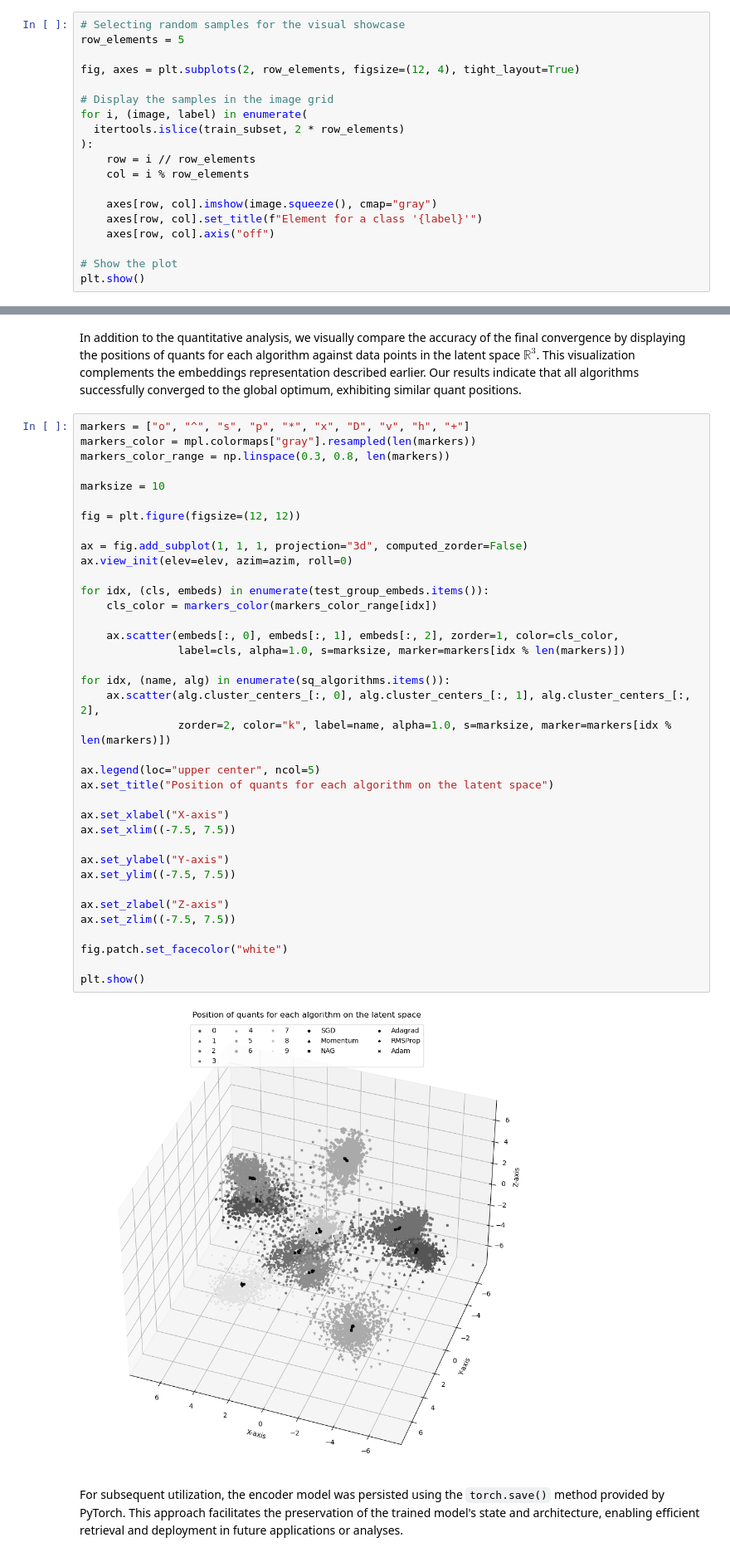
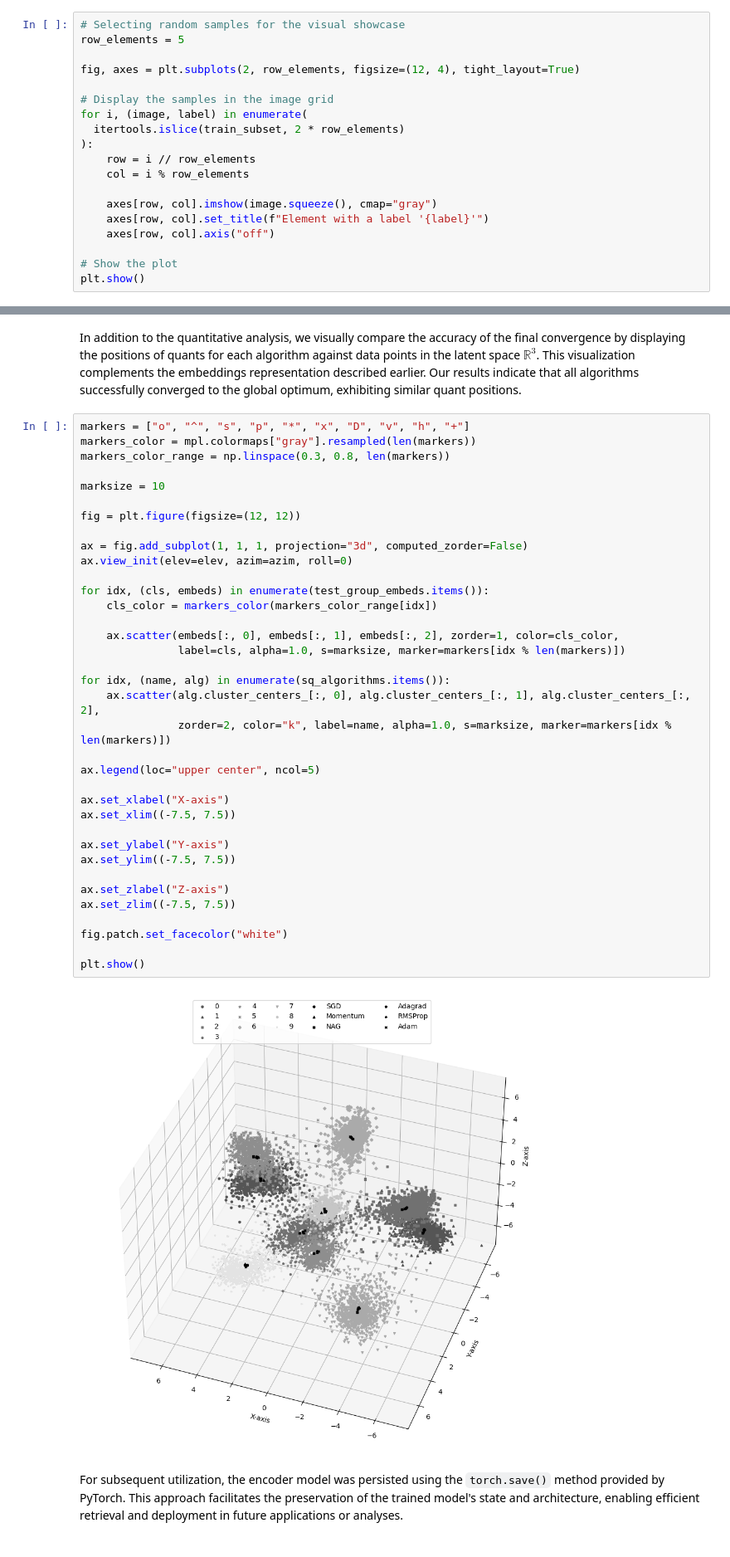
Before and after one commit to kaydotdev/stochastic-quantization, a Jupyter notebook: code/notebooks/quantization.ipynb, the cells around one changed output, grey strips where cells are left out. Shown: that part at 83% size. Drawn from its saved outputs; the diff is of its cells as text.

```diff
--- a/code/notebooks/quantization.ipynb
+++ b/code/notebooks/quantization.ipynb
@@ -92,7 +92,7 @@ for i, (image, label) in enumerate(
     col = i % row_elements
 
     axes[row, col].imshow(image.squeeze(), cmap="gray")
-    axes[row, col].set_title(f"Element for a class '{label}'")
+    axes[row, col].set_title(f"Element with a label '{label}'")
     axes[row, col].axis("off")
 
 # Show the plot
@@ -518,35 +515,34 @@ marksize = 10
 fig = plt.figure(figsize=(12, 12))
 
 ax = fig.add_subplot(1, 1, 1, projection="3d", computed_zorder=False)
 ax.view_init(elev=elev, azim=azim, roll=0)
 
 for idx, (cls, embeds) in enumerate(test_group_embeds.items()):
     cls_color = markers_color(markers_color_range[idx])
 
     ax.scatter(embeds[:, 0], embeds[:, 1], embeds[:, 2], zorder=1, color=cls_color,
                label=cls, alpha=1.0, s=marksize, marker=markers[idx % len(markers)])
 
 for idx, (name, alg) in enumerate(sq_algorithms.items()):
     ax.scatter(alg.cluster_centers_[:, 0], alg.cluster_centers_[:, 1], alg.cluster_centers_[:, 2],
                zorder=2, color="k", label=name, alpha=1.0, s=marksize, marker=markers[idx % len(markers)])
 
 ax.legend(loc="upper center", ncol=5)
-ax.set_title("Position of quants for each algorithm on the latent space")
 
 ax.set_xlabel("X-axis")
 ax.set_xlim((-7.5, 7.5))
 
 ax.set_ylabel("Y-axis")
 ax.set_ylim((-7.5, 7.5))
 
 ax.set_zlabel("Z-axis")
 ax.set_zlim((-7.5, 7.5))
 
 fig.patch.set_facecolor("white")
 
 plt.show()
 # %% [output]
-[figure, old version]
+[figure, new version]
 # %% [markdown]
 For subsequent utilization, the encoder model was persisted using the `torch.save()` method provided by PyTorch. This approach facilitates the preservation of the trained model's state and architecture, enabling efficient retrieval and deployment in future applications or analyses.
 # %%
```
Also changed, not shown: parts of 3 cells of this notebook.
